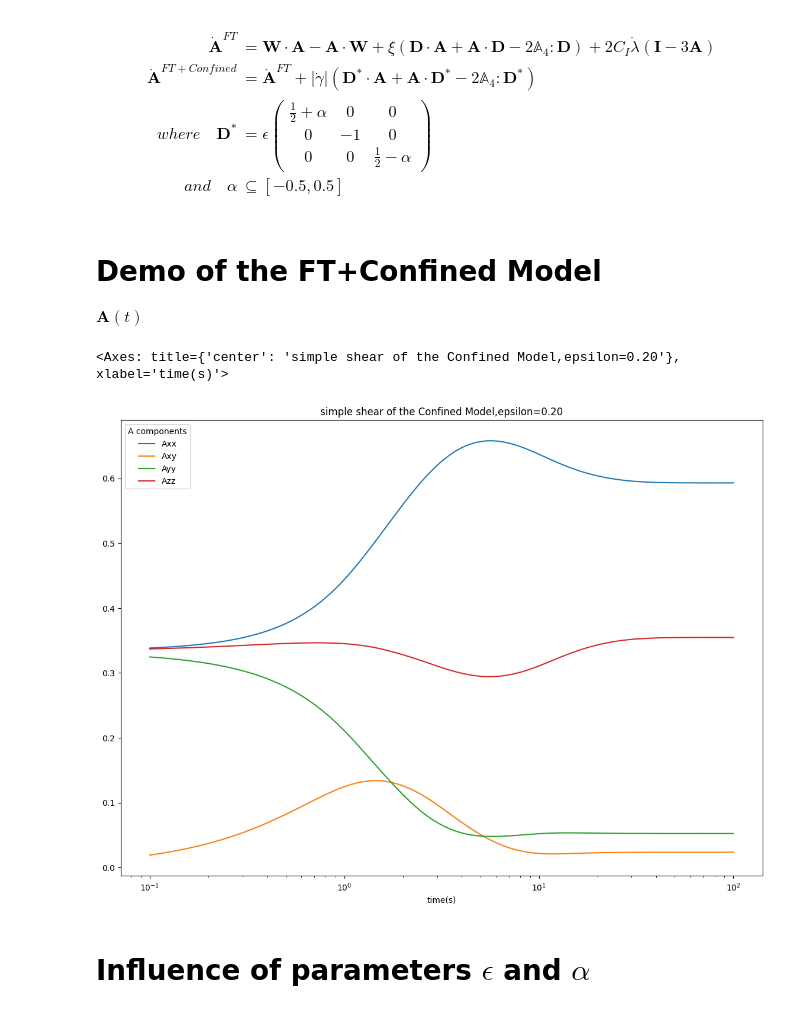
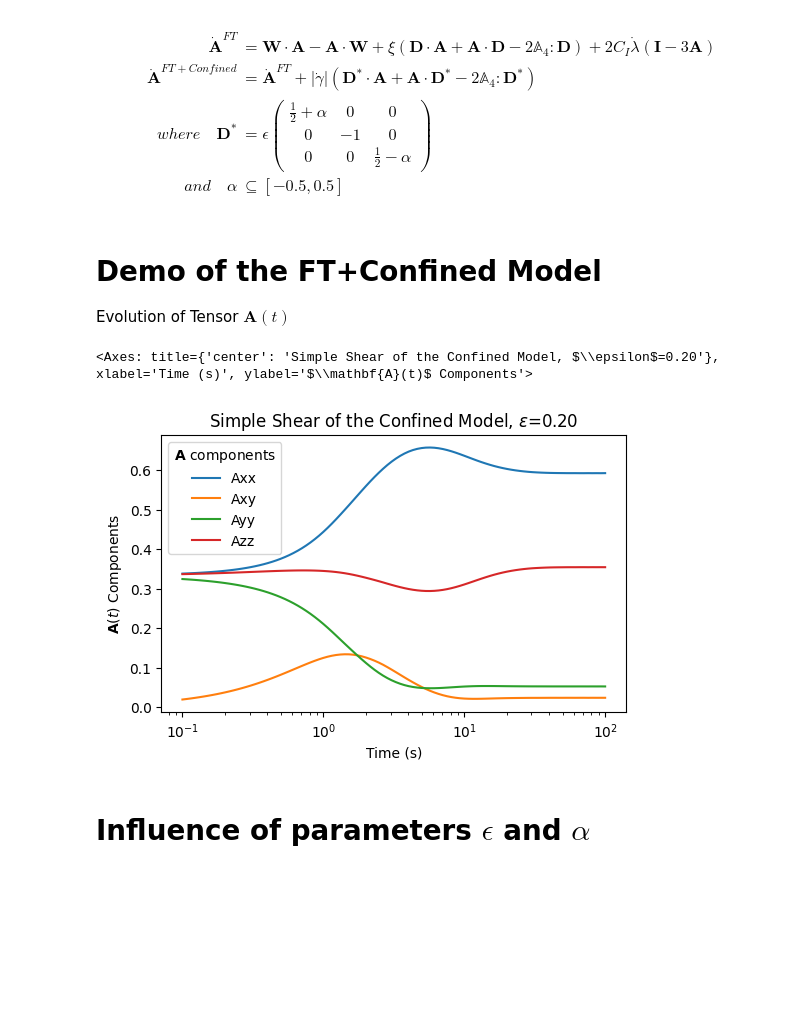
Before and after one commit to libenke/FiberRheoModels, a Jupyter notebook: demo_Tensor Method_Confined Model.ipynb, the cells around one changed output. Drawn from its saved outputs; the diff is of its cells as text; code cells hidden in the pictures; blank space fills up the shorter version.

```diff
--- a/demo_Tensor Method_Confined Model.ipynb
+++ b/demo_Tensor Method_Confined Model.ipynb
@@ -65,41 +65,42 @@ def da2_fun_for_ode(t,a2,CI,L,rho,confined_epsilon,alpha=0,a4_method='IBOF'):
     return da2.reshape((-1,))
 # %% [markdown]
 # Demo of the FT+Confined Model
-$\mathbf{A}(t)$
+Evolution of Tensor $\mathbf{A}(t)$
 # %%
 #######################################################
 #weight concentration
 wt_phi = 0.5
 #volume concentration
 phi=wt_phi/2.7/(1-wt_phi+wt_phi/2.7)
 #aspect ratio
 rho=11.8
 #interaction coefficient in FT model
 CI=0.03*(1-np.exp(-0.224*rho*phi))
 #parameters in confined term
 confined_epsilon=0.2
 alpha=0
 #simple shear
 L=np.zeros((3,3),dtype=np.float64)
 L[0,1]=1
 #for simple shear, initial state is random oriented
 a2_0=np.eye(3)/3
 ########################################################
 fun=partial(da2_fun_for_ode,CI=CI,L=L,rho=rho,confined_epsilon=confined_epsilon,alpha=alpha,a4_method='ORW3')
 t_span=(0,100)
 t_eval=np.logspace(-1,np.log10(t_span[1]),num=100)
 res=integrate.solve_ivp(fun,t_span,a2_0.reshape((-1,)),method='RK45',t_eval=t_eval)
 res_df=pd.DataFrame(res.y.T,index=res.t,columns=['Axx','Axy','Axz',\
                                                 'Ayx','Ayy','Ayz',\
                                                 'Azx','Azy','Azz'])
-res_df.index.name='time(s)'
-res_df.columns.name='A components'
+res_df.index.name='Time (s)'
+res_df.columns.name=r'$\mathbf{A}$ components'
 res_df.plot(y=['Axx','Axy','Ayy','Azz'],\
-            title="simple shear of the Confined Model,epsilon=%.2f" %confined_epsilon,\
-            figsize=(14,10),logx=True)
+            title=r"Simple Shear of the Confined Model, $\epsilon$=%.2f" %confined_epsilon,\
+            ylabel = r"$\mathbf{A}(t)$ Components", xlabel = "Time (s)", \
+            figsize=(6,3.6),logx=True)
 # %% [output]
-<Axes: title={'center': 'simple shear of the Confined Model,epsilon=0.20'}, xlabel='time(s)'>
+<Axes: title={'center': 'Simple Shear of the Confined Model, $\\epsilon$=0.20'}, xlabel='Time (s)', ylabel='$\\mathbf{A}(t)$ Components'>
-[figure, old version]
+[figure, new version]
 # %% [markdown]
 # Influence of parameters $\epsilon$ and $\alpha$
 # %%
```
Also changed, not shown: parts of 1 cell of this notebook, 9 other files.
